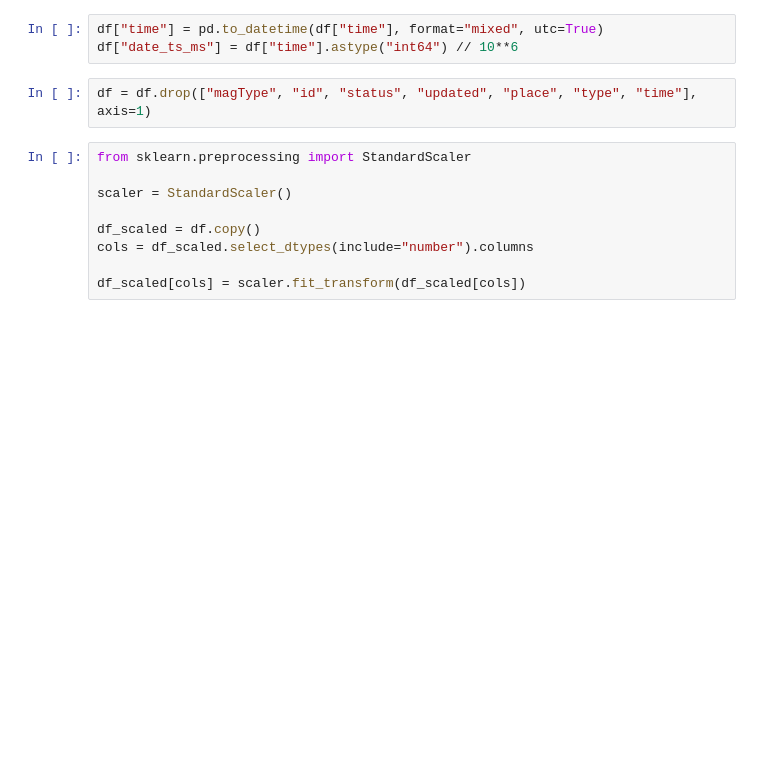
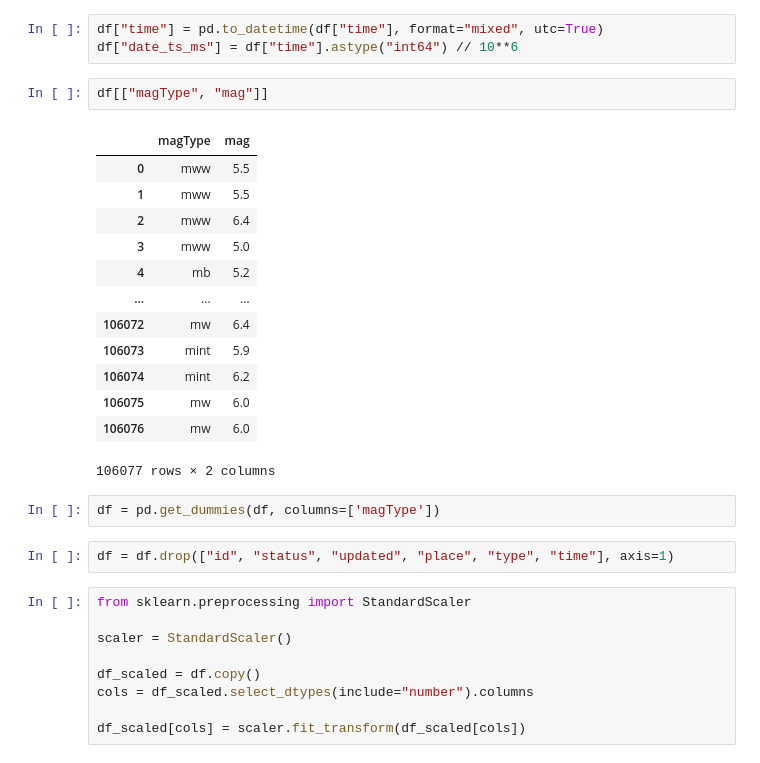
Before and after one commit to TristanRib/Documentation, a Jupyter notebook: Documentation_Séisme.ipynb, the cells around one changed output. Saved outputs shown, nothing was run; the diff lists cells and outputs as text; blank space fills up the shorter version.

```diff
--- a/Documentation_Séisme.ipynb
+++ b/Documentation_Séisme.ipynb
@@ -133,8 +139,26 @@ dtype: int64
 # %%
 df["time"] = pd.to_datetime(df["time"], format="mixed", utc=True)
 df["date_ts_ms"] = df["time"].astype("int64") // 10**6
+# %%
+df[["magType", "mag"]]
+# %% [output]
+|  | magType | mag |
+| 0 | mww | 5.5 |
+| 1 | mww | 5.5 |
+| 2 | mww | 6.4 |
+| 3 | mww | 5.0 |
+| 4 | mb | 5.2 |
+| ... | ... | ... |
+| 106072 | mw | 6.4 |
+| 106073 | mint | 5.9 |
+| 106074 | mint | 6.2 |
+| 106075 | mw | 6.0 |
+| 106076 | mw | 6.0 |
+106077 rows × 2 columns
+# %%
+df = pd.get_dummies(df, columns=['magType'])
 # %%
-df = df.drop(["magType", "id", "status", "updated", "place", "type", "time"], axis=1)
+df = df.drop(["id", "status", "updated", "place", "type", "time"], axis=1)
 # %%
 from sklearn.preprocessing import StandardScaler
 
```
Also changed, not shown: parts of 22 cells of this notebook, 3 other files.
